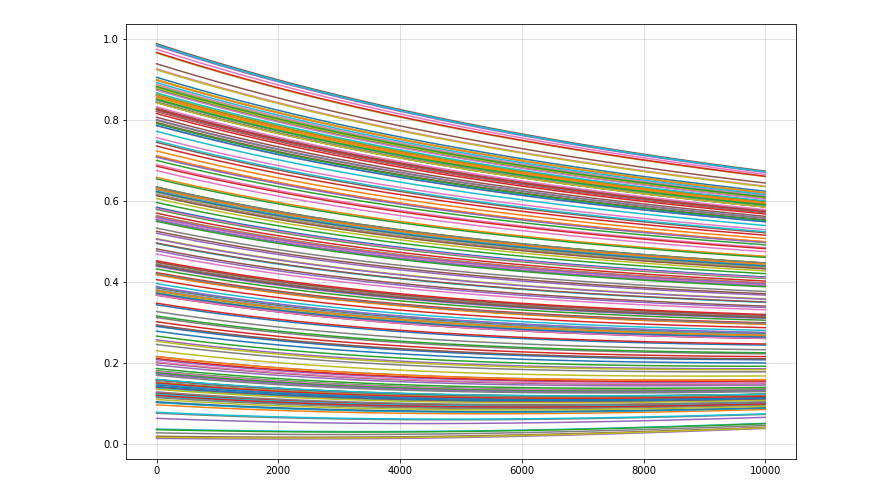
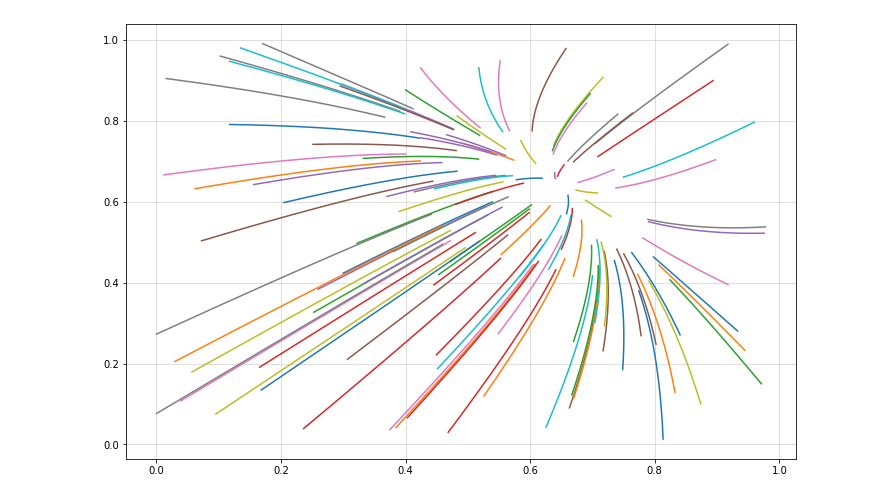
Before and after one commit to sazio/Transients, a Jupyter notebook: Python/Winner_Takes_All.ipynb, the cells around one changed output. Drawn from its saved outputs; the diff is of its cells as text; code cells hidden in the pictures.

Commit message:
Phase Space Plot

```diff
--- a/Python/Winner_Takes_All.ipynb
+++ b/Python/Winner_Takes_All.ipynb
@@ -14,7 +14,7 @@ def nakaRushton(x, M = 1, sigma = 1):
   else:
     return 0
 # %%
-def ODE_WTA(I_1, I_2, t, k_1 = 1, k_2 = 1, alpha = 1, tau = 1):
+def ODE_WTA(I_1, I_2, t, k_1 = 2, k_2 = 2, alpha = 1, tau = 1):
 
 
   for n in range(0,len(t)-1):
@@ -31,7 +31,7 @@ t = np.linspace(0, t_end, num = 10000) # time steps
 
 for i in tqdm(range(0, 100)):
   I_1 = np.asarray([np.random.random(1)[0] for i in range(0,len(t))])
-  I_2 = 1- I_1
+  I_2 = np.asarray([np.random.random(1)[0] for i in range(0,len(t))])
 
   sol1, sol2 = ODE_WTA(I_1, I_2, t)
   sol1_l.append(sol1)
@@ -42,8 +42,8 @@ sol2_l = np.asarray(sol2_l)
 # %%
 plt.figure(figsize = (12,8))
 plt.grid(alpha = 0.5)
 for i in range(0,sol1_l.shape[0]):
-  plt.plot(sol1_l[i,:])
-  plt.plot(sol2_l[i,:])
+  plt.plot(sol1_l[i,:], sol2_l[i,:])
+  #plt.plot(sol2_l[i,:])
 # %% [output]
-[figure, old version]
+[figure, new version]
```
